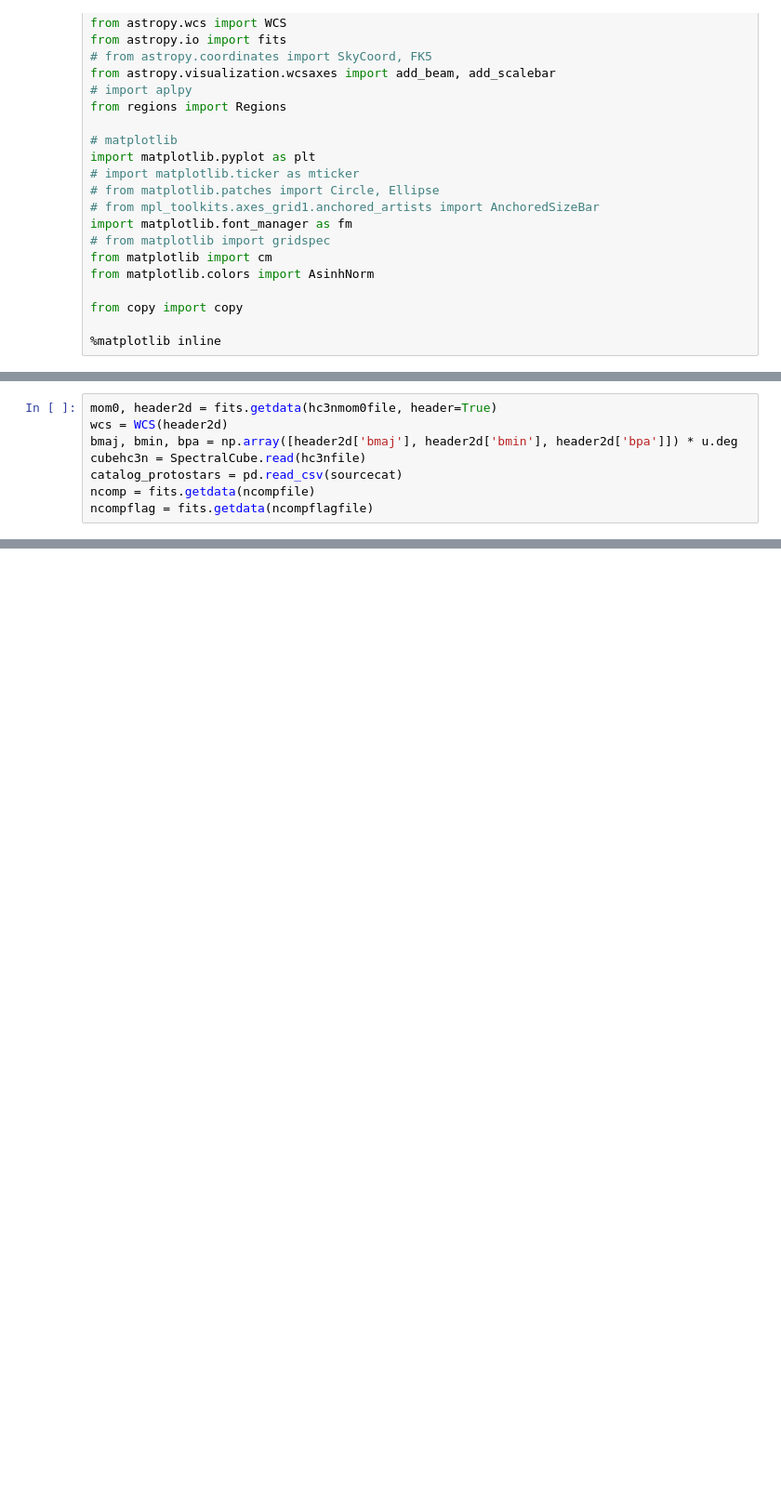
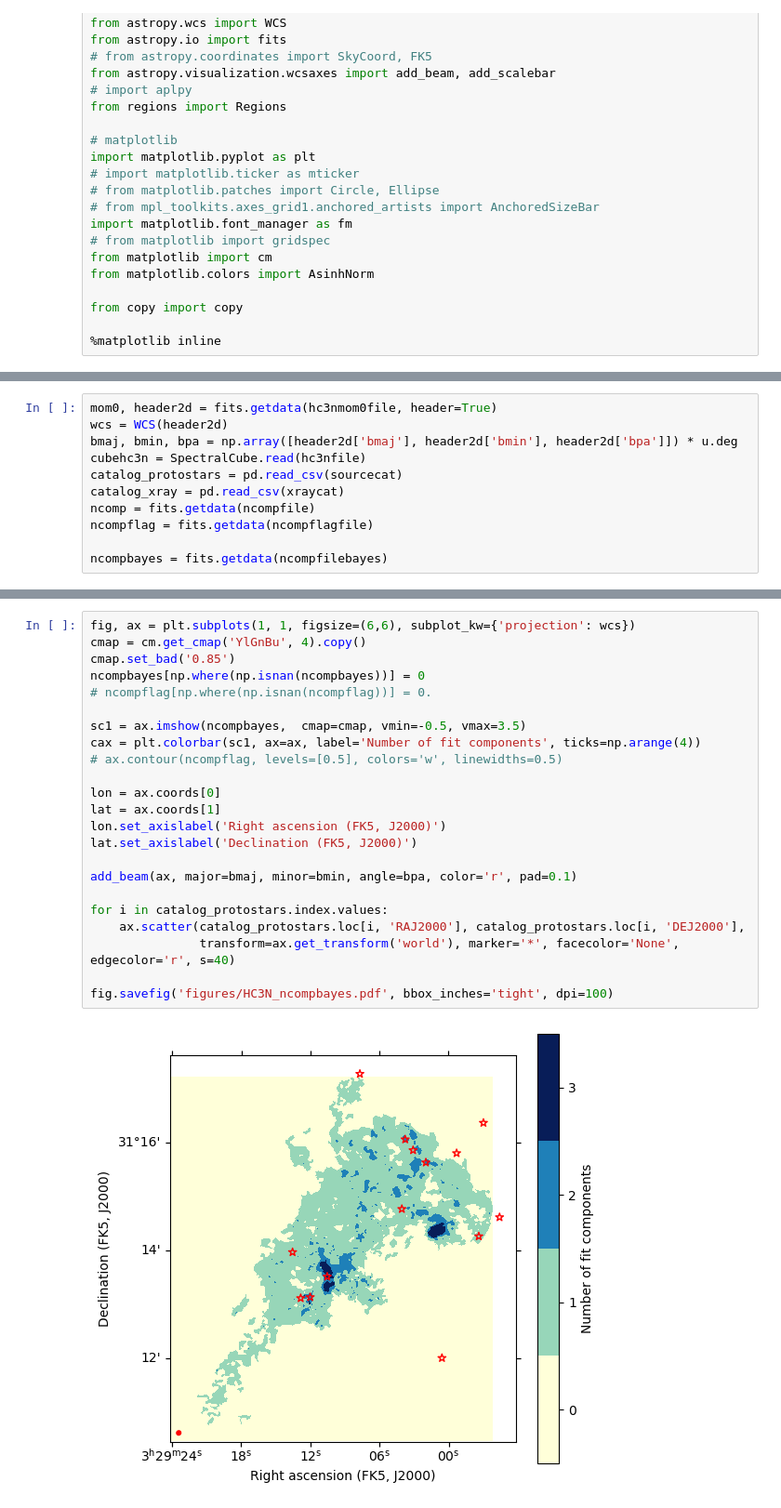
Before and after one commit to tere-valdivia/propstar_gasflow, a Jupyter notebook: figures_NGC1333SE.ipynb, the cells around one changed output, grey strips where cells are left out. Shown at 93% size. Saved outputs shown, nothing was run; the diff lists cells and outputs as text; blank space fills up the shorter version.

```diff
--- a/figures_NGC1333SE.ipynb
+++ b/figures_NGC1333SE.ipynb
@@ -41,6 +47,9 @@ wcs = WCS(header2d)
 bmaj, bmin, bpa = np.array([header2d['bmaj'], header2d['bmin'], header2d['bpa']]) * u.deg
 cubehc3n = SpectralCube.read(hc3nfile)
 catalog_protostars = pd.read_csv(sourcecat)
+catalog_xray = pd.read_csv(xraycat)
 ncomp = fits.getdata(ncompfile)
 ncompflag = fits.getdata(ncompflagfile)
+
+ncompbayes = fits.getdata(ncompfilebayes)
 # %%
@@ -91,0 +105,25 @@ fig.savefig('figures/HC3N_ncompAIC_wflag.pdf', bbox_inches='tight', dpi=100)
+# %%
+fig, ax = plt.subplots(1, 1, figsize=(6,6), subplot_kw={'projection': wcs})
+cmap = cm.get_cmap('YlGnBu', 4).copy()
+cmap.set_bad('0.85')
+ncompbayes[np.where(np.isnan(ncompbayes))] = 0
+# ncompflag[np.where(np.isnan(ncompflag))] = 0.
+
+sc1 = ax.imshow(ncompbayes,  cmap=cmap, vmin=-0.5, vmax=3.5)
+cax = plt.colorbar(sc1, ax=ax, label='Number of fit components', ticks=np.arange(4))
+# ax.contour(ncompflag, levels=[0.5], colors='w', linewidths=0.5)
+
+lon = ax.coords[0]
+lat = ax.coords[1]
+lon.set_axislabel('Right ascension (FK5, J2000)')
+lat.set_axislabel('Declination (FK5, J2000)')
+
+add_beam(ax, major=bmaj, minor=bmin, angle=bpa, color='r', pad=0.1)
+
+for i in catalog_protostars.index.values:
+    ax.scatter(catalog_protostars.loc[i, 'RAJ2000'], catalog_protostars.loc[i, 'DEJ2000'],
+               transform=ax.get_transform('world'), marker='*', facecolor='None', edgecolor='r', s=40)
+
+fig.savefig('figures/HC3N_ncompbayes.pdf', bbox_inches='tight', dpi=100)
+# %% [output]
+[figure, added]
```
Also changed, not shown: parts of 6 cells of this notebook, 5 other files.
